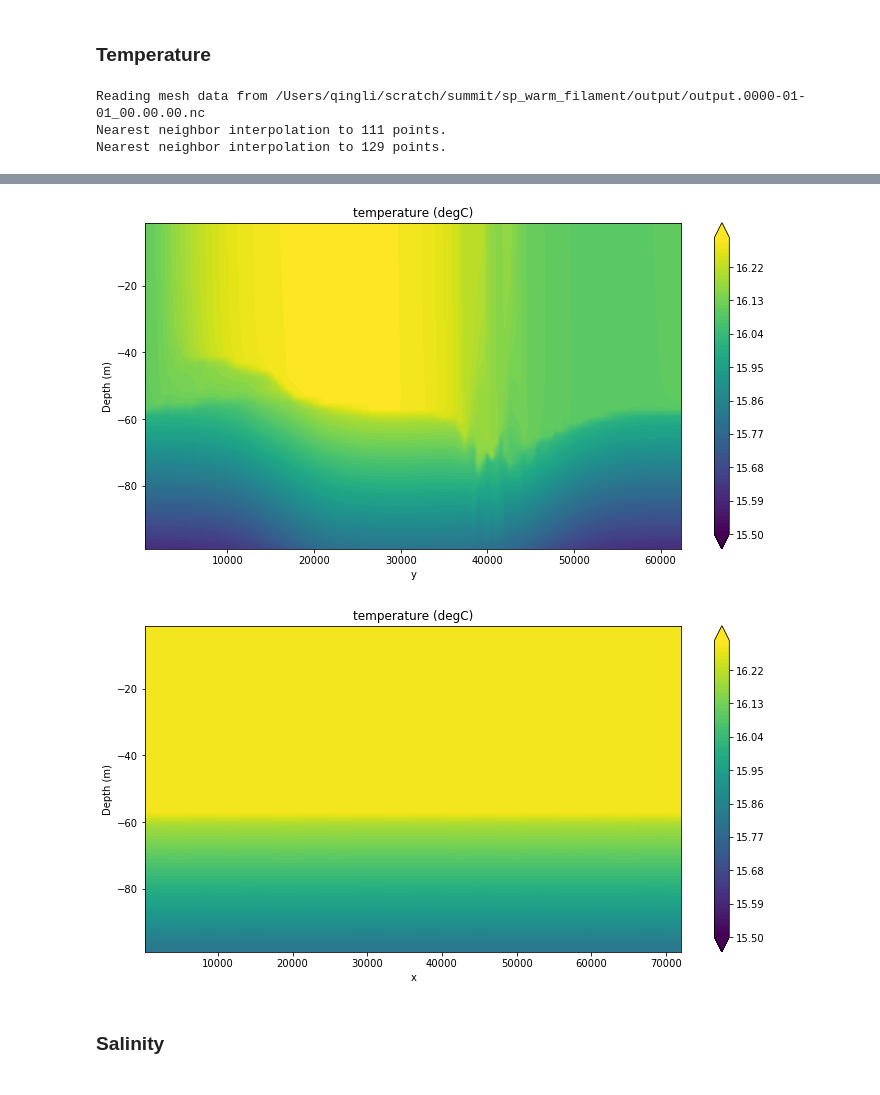
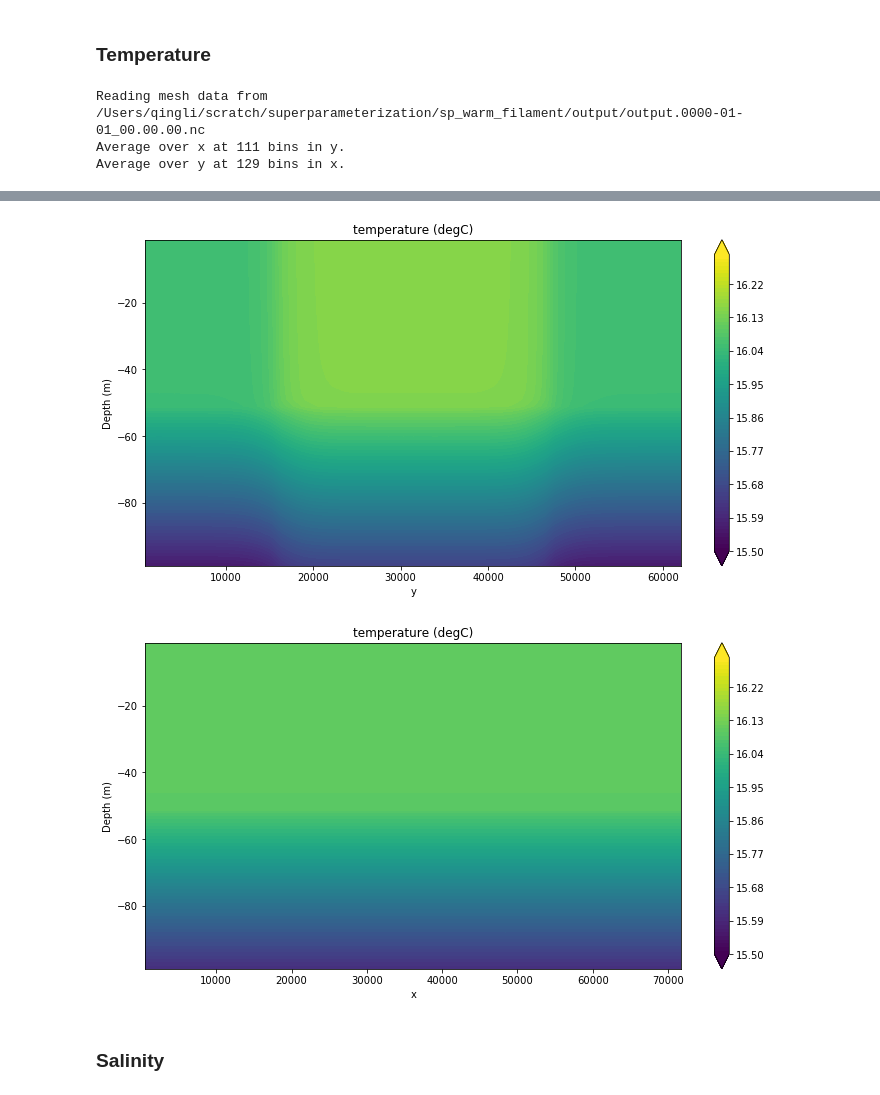
Before and after one commit to qingli411/mpasanalysis, a Jupyter notebook: plot_SuperParam_MLE.ipynb, the cells around one changed output, grey strips where cells are left out. Saved outputs shown, nothing was run; the diff lists cells and outputs as text; code cells hidden in the pictures.

```diff
--- a/plot_SuperParam_MLE.ipynb
+++ b/plot_SuperParam_MLE.ipynb
@@ -76,10 +66,8 @@ Reading mesh data from /Users/qingli/scratch/summit/sp_warm_filament/output/outp
 # %%
 levels=np.linspace(15.5,16.3,81)
 plot_snapshot(varname='temperature', position='cell', name='temperature', units='degC',
-              levels=levels, tidx=0, xfrac=xfrac, yfrac=yfrac)
-# plot_snapshot(varname='temperature', position='cell', name='temperature', units='degC',
-#               levels=levels, tidx=-1)
+              levels=levels, tidx=0)
 # %% [output]
-Reading mesh data from /Users/qingli/scratch/summit/sp_warm_filament/output/output.0000-01-01_00.00.00.nc
-Nearest neighbor interpolation to 111 points.
-Nearest neighbor interpolation to 129 points.
+Reading mesh data from /Users/qingli/scratch/superparameterization/sp_warm_filament/output/output.0000-01-01_00.00.00.nc
+Average over x at 111 bins in y.
+Average over y at 129 bins in x.
@@ -87,5 +75,5 @@ Nearest neighbor interpolation to 129 points.
-[figure, old version]
+[figure, new version]
-[figure, old version]
+[figure, new version]
 # %% [markdown]
 ### Salinity
 # %%
```
Also changed, not shown: parts of 12 cells of this notebook, 2 other files.
